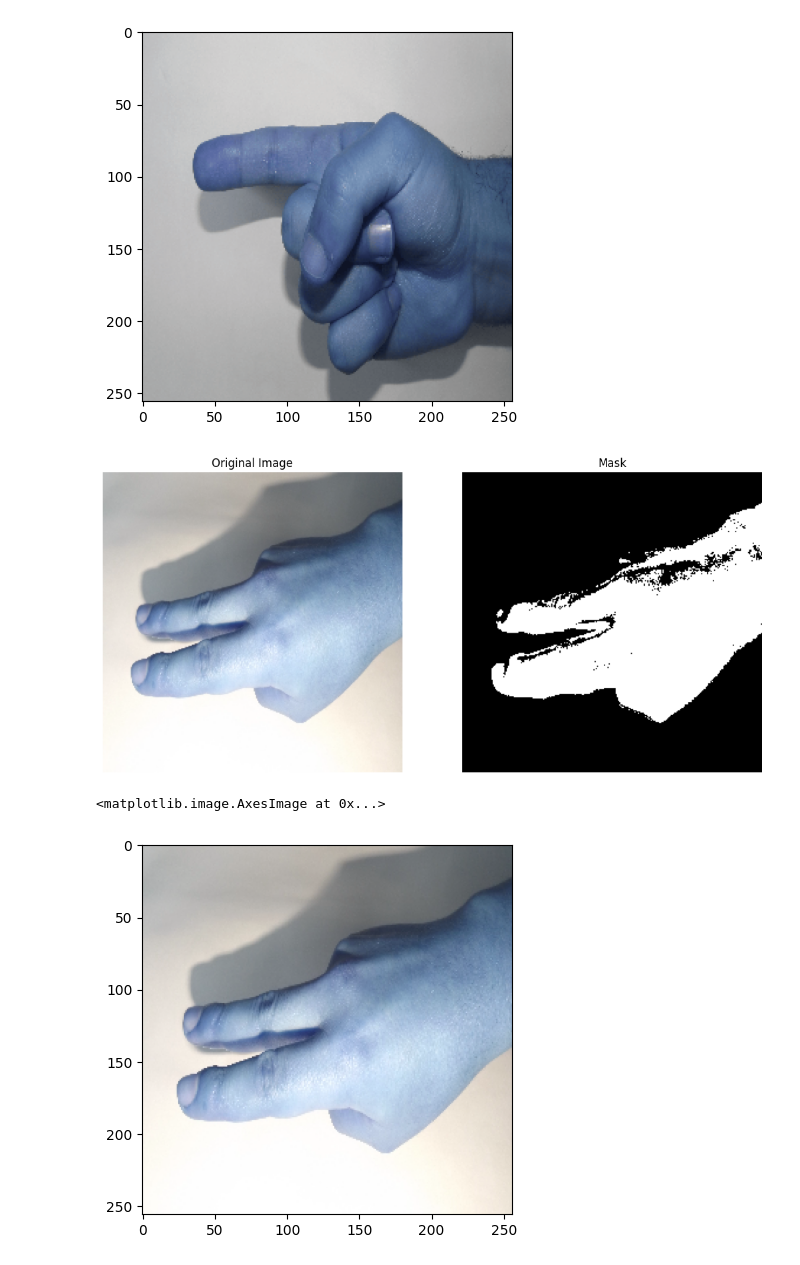
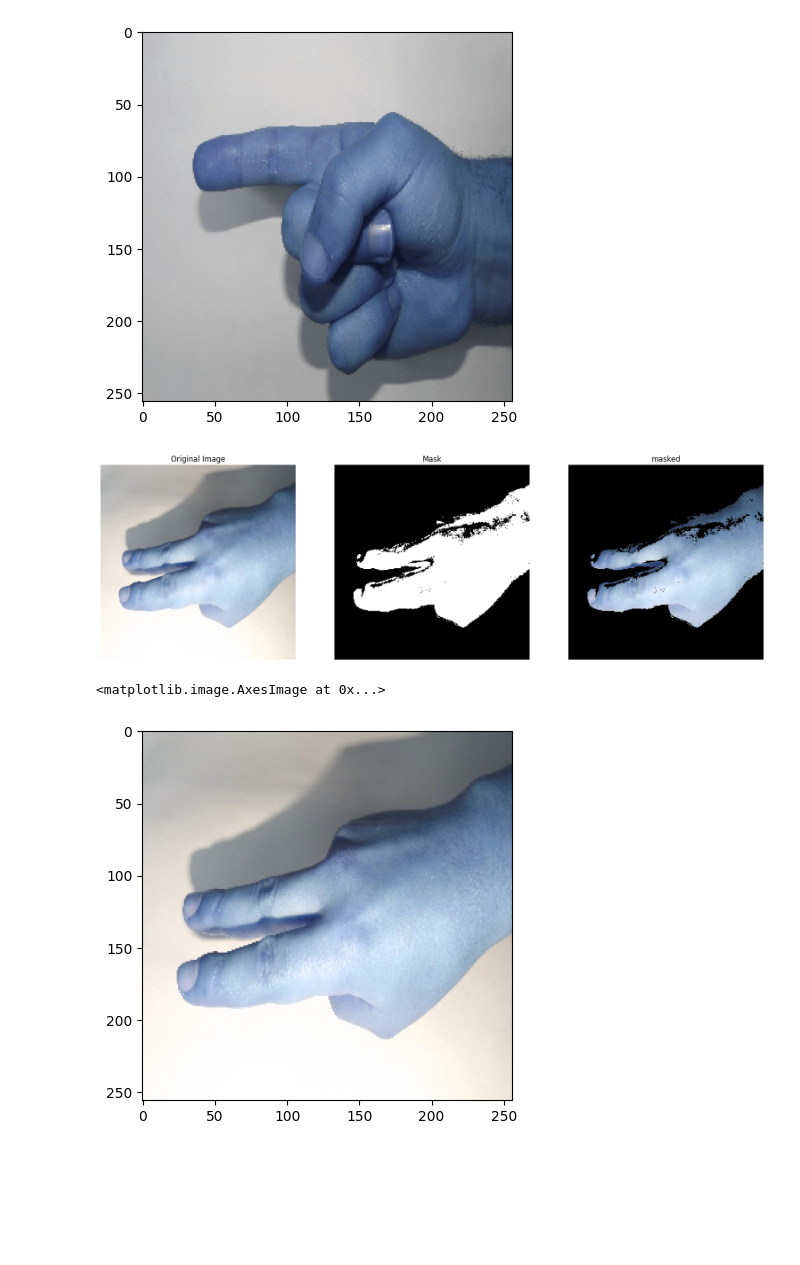
Before and after one commit to MUSTAFA-Hamzawy/Neural-Networks-project, a Jupyter notebook: shadow_removal.ipynb, the cells around one changed output. Drawn from its saved outputs; the diff is of its cells as text; code cells hidden in the pictures; blank space fills up the shorter version.

```diff
--- a/shadow_removal.ipynb
+++ b/shadow_removal.ipynb
@@ -136,29 +136,29 @@ plt.imshow(img2)
 # %%
 import cv2
 import numpy as np
 from commonFunctions import *
 
 img = cv2.imread('test.png')
 img2 = cv2.imread('../Dataset_0-5/men/2/2_men (115).JPG')
 img2 = cv2.resize(img2, (256, 256))
 
 img_hls = cv2.cvtColor(img2, cv2.COLOR_BGR2HLS)
 
 # define lower and upper bounds for blue color in HLS format
 # lower [0, 0, 50] and upper [20, 255, 255] are good
 # lower [0, 0, 70] and upper [20, 255, 255] are is the best
 lower_blue = np.array([0, 0, 65])
 upper_blue = np.array([20, 255, 255])
 
 # create a mask for blue color in HLS format
 mask = cv2.inRange(img_hls, lower_blue, upper_blue)
 
 # apply the mask to the original image
-# result = cv2.bitwise_and(img, img, mask=mask)
+result = cv2.bitwise_and(img2, img2, mask=mask)
 
-show_images([img2, mask], ["Original Image", "Mask"])
+show_images([img2, mask, result], ["Original Image", "Mask", "masked"])
 plt.imshow(img2)
 # %% [output]
-[figure, old version]
+[figure, new version]
 <matplotlib.image.AxesImage at 0x...>
 [figure]
```
Also changed, not shown: 5 other files.
